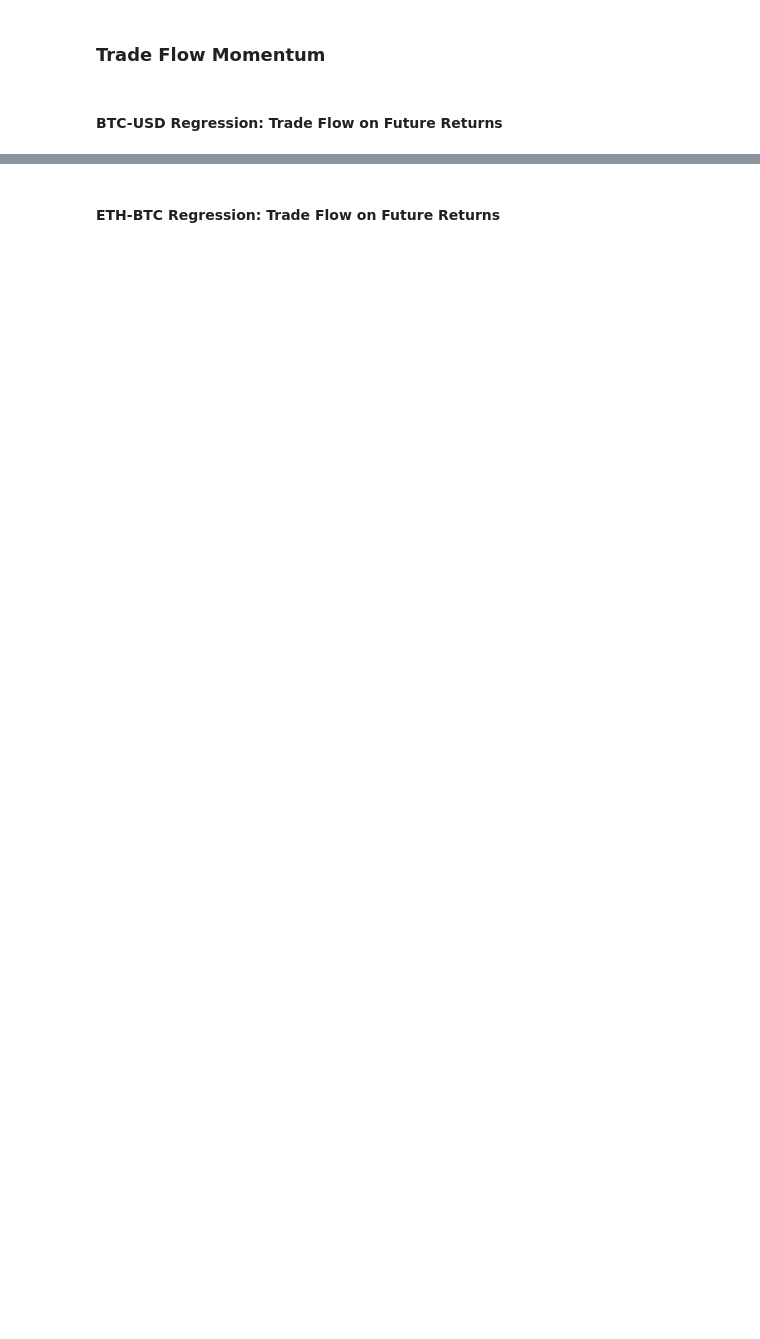
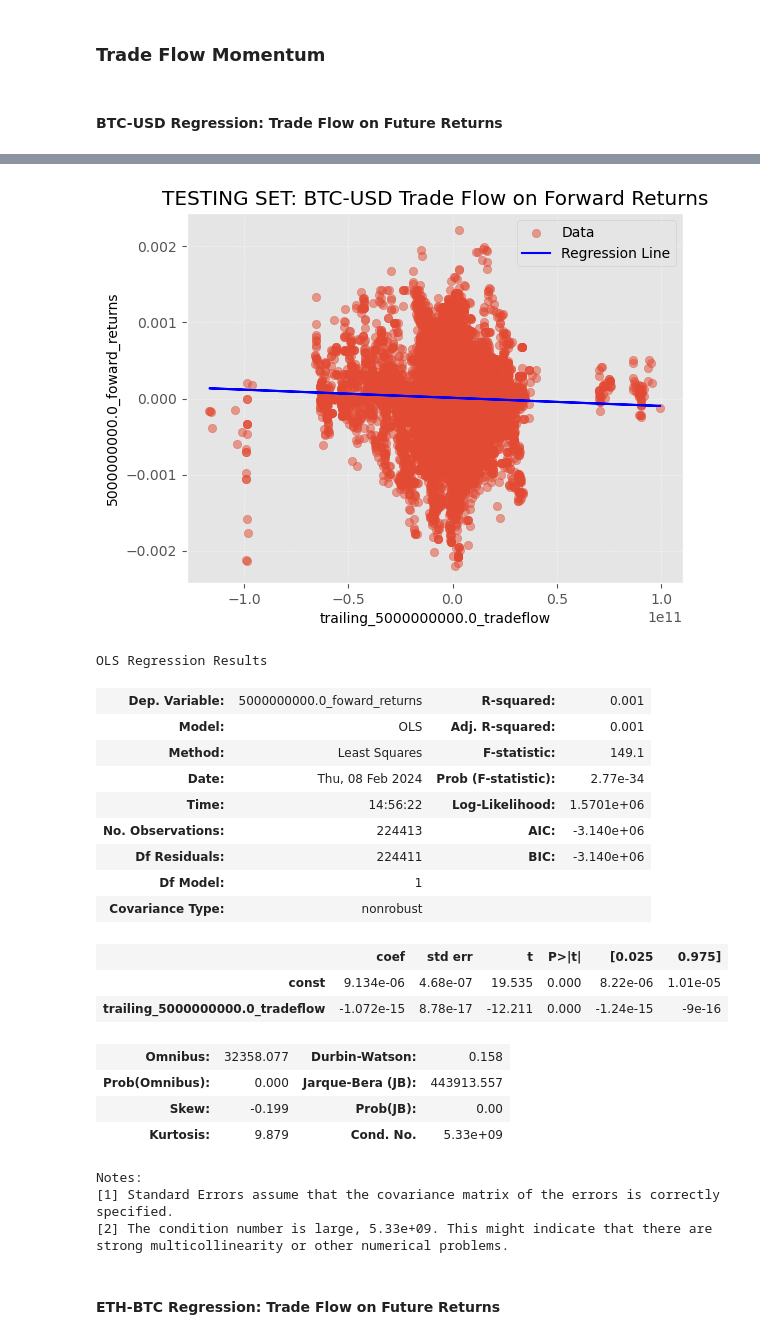
Before and after one commit to MrHumble-Bee/quantitative_trading_strategies, a Jupyter notebook: hw4_tradeflow/hw4_tradeflow.ipynb, the cells around one changed output, grey strips where cells are left out. Cells and saved outputs as stored; diff of their text form; code cells hidden in the pictures; blank space fills up the shorter version.

```diff
--- a/hw4_tradeflow/hw4_tradeflow.ipynb
+++ b/hw4_tradeflow/hw4_tradeflow.ipynb
@@ -566,6 +555,25 @@ frtf_train_trades_eth_usd_df = frtf_train_trades_eth_usd_df.merge(
     Compute.lagged_tradeflow(train_trades_eth_usd_df, TIMESTAMP_COL_NAME, 'SizeBillionths', 'Side', LAGGED_TRADEFLOW_TIME),
     left_index=True, right_index=True, how='left'
 ).dropna()
+# %%
+# LAGGED_TRADEFLOW_TIME = 5e9
+frtf_test_trades_btc_usd_df: pd.DataFrame = Compute.forward_returns(test_trades_btc_usd_df, TIMESTAMP_COL_NAME, 'PriceMillionths', 'SizeBillionths', FORWARD_RETURN_TIME_INTERVAL)
+frtf_test_trades_eth_btc_df: pd.DataFrame = Compute.forward_returns(test_trades_eth_btc_df, TIMESTAMP_COL_NAME, 'PriceMillionths', 'SizeBillionths', FORWARD_RETURN_TIME_INTERVAL)
+frtf_test_trades_eth_usd_df: pd.DataFrame = Compute.forward_returns(test_trades_eth_usd_df, TIMESTAMP_COL_NAME, 'PriceMillionths', 'SizeBillionths', FORWARD_RETURN_TIME_INTERVAL)
+# display(frtf_test_trades_btc_usd_df.shape)
+
+frtf_test_trades_btc_usd_df = frtf_test_trades_btc_usd_df.merge(
+    Compute.lagged_tradeflow(test_trades_btc_usd_df, TIMESTAMP_COL_NAME, 'SizeBillionths', 'Side', LAGGED_TRADEFLOW_TIME),
+    left_index=True, right_index=True, how='left'
+).dropna()
+frtf_test_trades_eth_btc_df = frtf_test_trades_eth_btc_df.merge(
+    Compute.lagged_tradeflow(test_trades_eth_btc_df, TIMESTAMP_COL_NAME, 'SizeBillionths', 'Side', LAGGED_TRADEFLOW_TIME),
+    left_index=True, right_index=True, how='left'
+).dropna()
+frtf_test_trades_eth_usd_df = frtf_test_trades_eth_usd_df.merge(
+    Compute.lagged_tradeflow(test_trades_eth_usd_df, TIMESTAMP_COL_NAME, 'SizeBillionths', 'Side', LAGGED_TRADEFLOW_TIME),
+    left_index=True, right_index=True, how='left'
+).dropna()
 # %% [markdown]
 #### BTC-USD Regression: Trade Flow on Future Returns
 # %%
@@ -598,6 +606,36 @@ Notes:
 [1] Standard Errors assume that the covariance matrix of the errors is correctly specified.
 [2] The condition number is large, 6.76e+09. This might indicate that there are
 strong multicollinearity or other numerical problems.
+# %%
+test_fixed_beta_btc_usd_model = PlotDynamics.plot_regression_statistics(
+    frtf_test_trades_btc_usd_df[f'trailing_{LAGGED_TRADEFLOW_TIME}_tradeflow'],
+    frtf_test_trades_btc_usd_df[f'{FORWARD_RETURN_TIME_INTERVAL}_foward_returns'],
+    use_bias=True,
+    title='TEST SET: BTC-USD Trade Flow on Forward Returns'
+    )
+# %% [output]
+[figure, added]
+OLS Regression Results
+| Dep. Variable: | 5000000000.0_foward_returns | R-squared: | 0.001 |
+| Model: | OLS | Adj. R-squared: | 0.001 |
+| Method: | Least Squares | F-statistic: | 149.1 |
+| Date: | Thu, 08 Feb 2024 | Prob (F-statistic): | 2.77e-34 |
+| Time: | 14:56:22 | Log-Likelihood: | 1.5701e+06 |
+| No. Observations: | 224413 | AIC: | -3.140e+06 |
+| Df Residuals: | 224411 | BIC: | -3.140e+06 |
+| Df Model: | 1 |  |  |
+| Covariance Type: | nonrobust |  |  |
+|  | coef | std err | t | P>|t| | [0.025 | 0.975] |
+| const | 9.134e-06 | 4.68e-07 | 19.535 | 0.000 | 8.22e-06 | 1.01e-05 |
+| trailing_5000000000.0_tradeflow | -1.072e-15 | 8.78e-17 | -12.211 | 0.000 | -1.24e-15 | -9e-16 |
+| Omnibus: | 32358.077 | Durbin-Watson: | 0.158 |
+| Prob(Omnibus): | 0.000 | Jarque-Bera (JB): | 443913.557 |
+| Skew: | -0.199 | Prob(JB): | 0.00 |
+| Kurtosis: | 9.879 | Cond. No. | 5.33e+09 |
+Notes:
+[1] Standard Errors assume that the covariance matrix of the errors is correctly specified.
+[2] The condition number is large, 5.33e+09. This might indicate that there are
+strong multicollinearity or other numerical problems.
 # %% [markdown]
 #### ETH-BTC Regression: Trade Flow on Future Returns
 # %%
```
Also changed, not shown: parts of 27 cells of this notebook.
